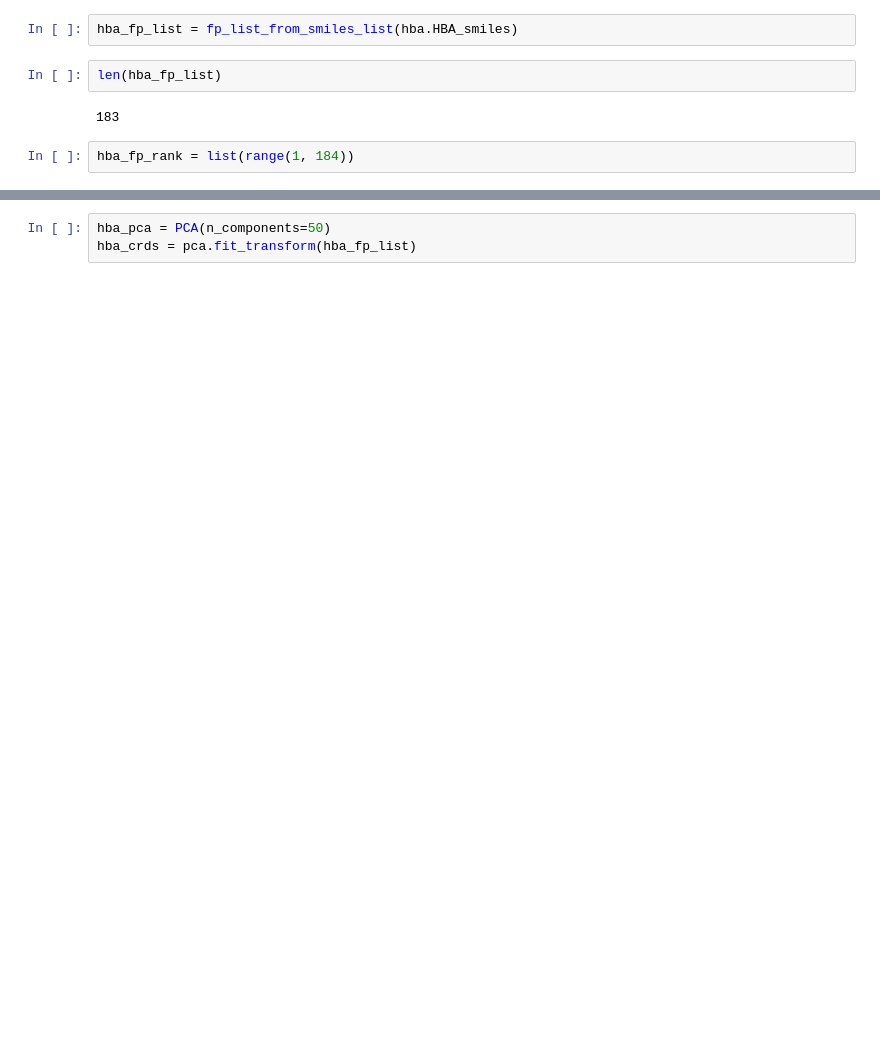
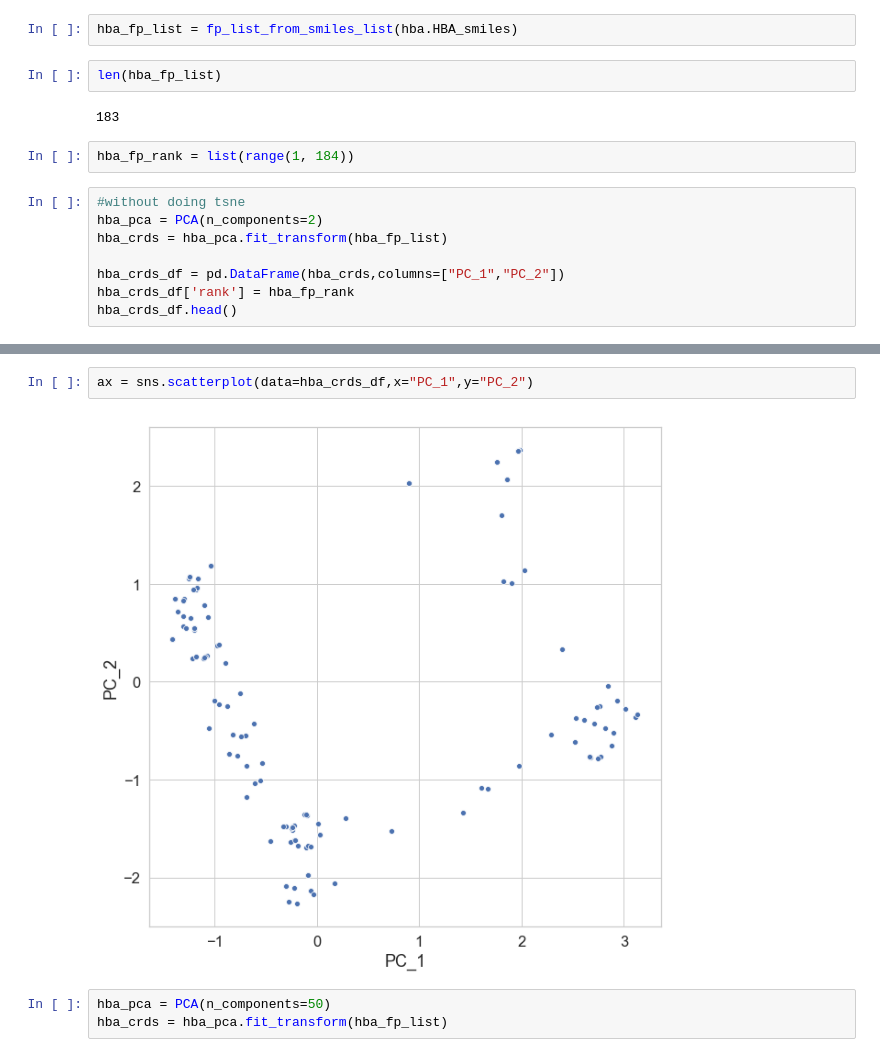
Before and after one commit to jrodguez/des-basis-set, a Jupyter notebook: scripts/rdkit/visualizing_design_space.ipynb, the cells around one changed output, grey strips where cells are left out. Cells and saved outputs as stored; diff of their text form; blank space fills up the shorter version.

```diff
--- a/scripts/rdkit/visualizing_design_space.ipynb
+++ b/scripts/rdkit/visualizing_design_space.ipynb
@@ -265,3 +265,11 @@ len(hba_fp_list)
 183
 # %%
 hba_fp_rank = list(range(1, 184))
+# %%
+#without doing tsne
+hba_pca = PCA(n_components=2)
+hba_crds = hba_pca.fit_transform(hba_fp_list)
+
+hba_crds_df = pd.DataFrame(hba_crds,columns=["PC_1","PC_2"])
+hba_crds_df['rank'] = hba_fp_rank
+hba_crds_df.head()
@@ -268,4 +283,8 @@ hba_fp_rank = list(range(1, 184))
+# %%
+ax = sns.scatterplot(data=hba_crds_df,x="PC_1",y="PC_2")
+# %% [output]
+[figure, added]
 # %%
 hba_pca = PCA(n_components=50)
-hba_crds = pca.fit_transform(hba_fp_list)
+hba_crds = hba_pca.fit_transform(hba_fp_list)
 # %%
```
Also changed, not shown: parts of 12 cells of this notebook, 6 other files.
